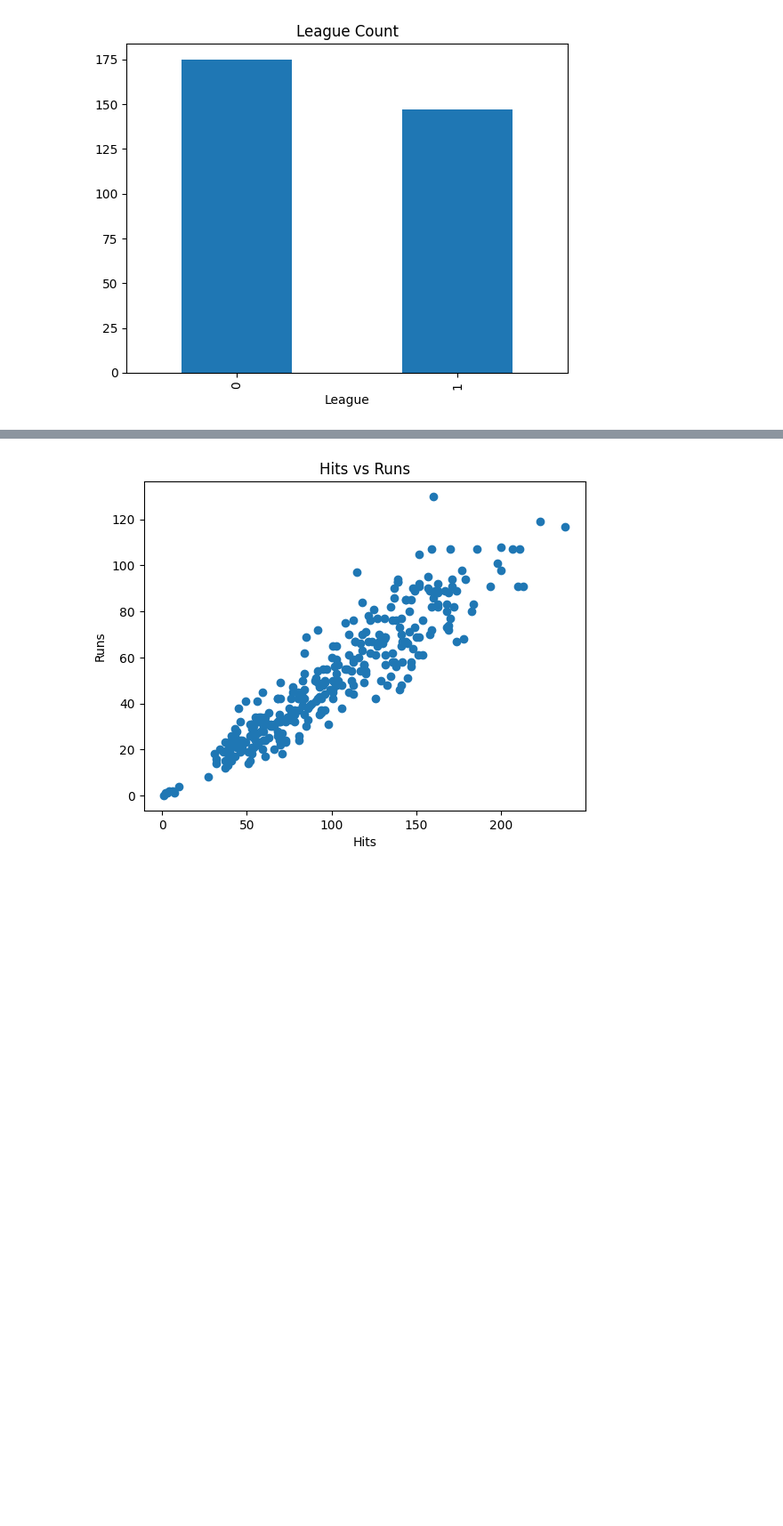
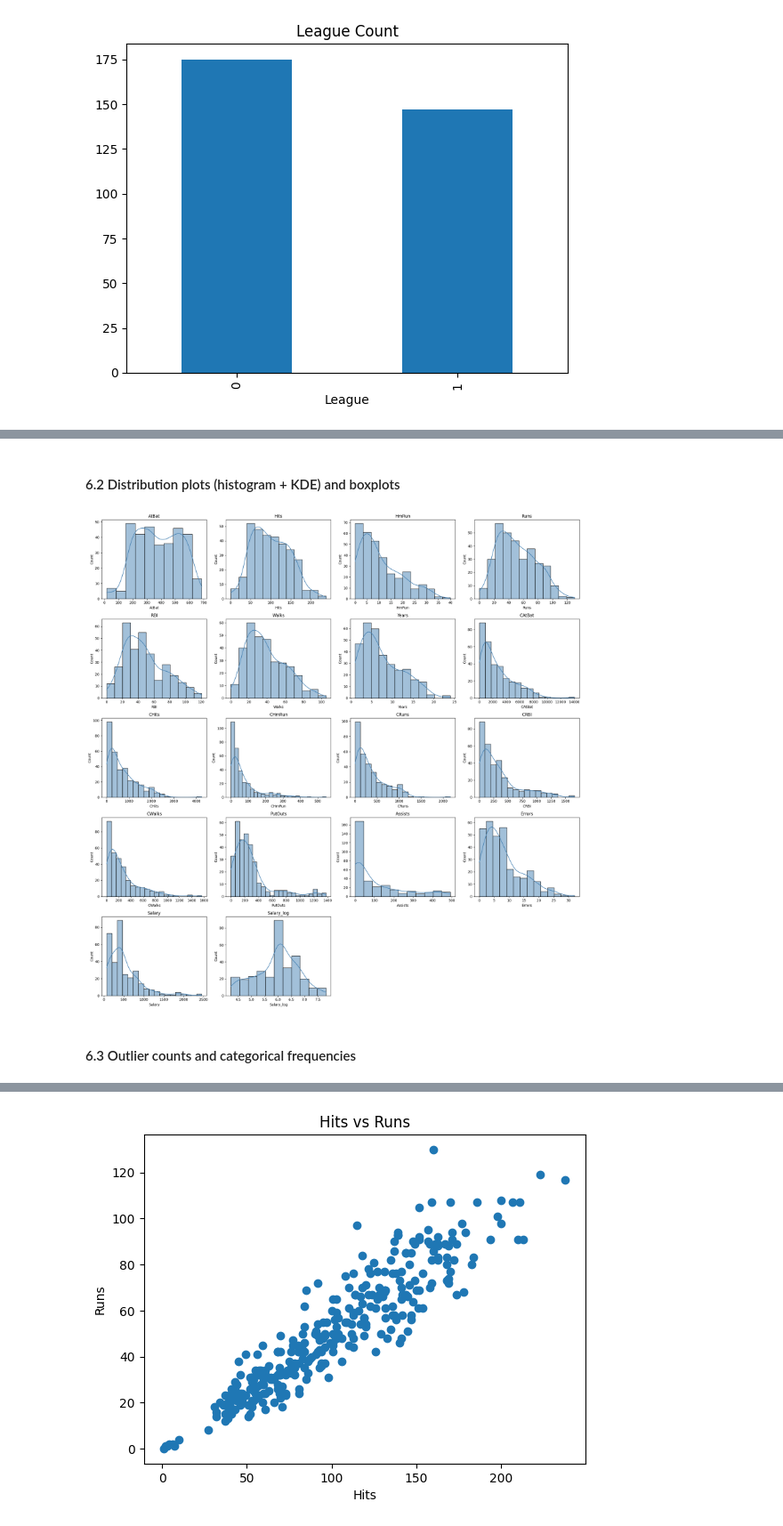
Before and after one commit to DivyamPandeyVIT/divyam-pandey, a Jupyter notebook: 23BDS0139_EDA_PROJECT_PHASE_1.ipynb, the cells around one changed output, grey strips where cells are left out. Shown at 89% size. Drawn from its saved outputs; the diff is of its cells as text; code cells hidden in the pictures; blank space fills up the shorter version.

```diff
--- a/23BDS0139_EDA_PROJECT_PHASE_1.ipynb
+++ b/23BDS0139_EDA_PROJECT_PHASE_1.ipynb
@@ -196,0 +197,5 @@ plt.show()
+# %%
+numeric_cols = df.select_dtypes(include=[np.number]).columns.tolist()
+categorical_like = ['League', 'Division', 'NewLeague']
+numeric_cols_for_stats = [c for c in numeric_cols if c not in categorical_like]
+numeric_cols_for_stats
@@ -196,0 +260,14 @@ plt.show()
+# %%
+for col in numeric_cols_for_stats:
+    sk = df[col].skew()
+    if sk > 1:
+        tag = 'highly right-skewed'
+    elif sk > 0.5:
+        tag = 'moderately right-skewed'
+    elif sk < -1:
+        tag = 'highly left-skewed'
+    elif sk < -0.5:
+        tag = 'moderately left-skewed'
+    else:
+        tag = 'approximately symmetric'
+    print(f"{col:10s} skew={sk:6.2f}  -> {tag}")
@@ -196,0 +293,19 @@ plt.show()
+# %% [markdown]
+#### 6.2 Distribution plots (histogram + KDE) and boxplots
+# %%
+n = len(numeric_cols_for_stats)
+ncols = 4
+nrows = int(np.ceil(n / ncols))
+fig, axes = plt.subplots(nrows, ncols, figsize=(20, 4 * nrows))
+axes = axes.flatten()
+for i, col in enumerate(numeric_cols_for_stats):
+    sns.histplot(df[col], kde=True, ax=axes[i], color='steelblue')
+    axes[i].set_title(col)
+for j in range(i + 1, len(axes)):
+    fig.delaxes(axes[j])
+plt.tight_layout()
+plt.show()
+# %% [output]
+[figure, added]
+# %% [markdown]
+#### 6.3 Outlier counts and categorical frequencies
```
Also changed, not shown: parts of 52 cells of this notebook.
